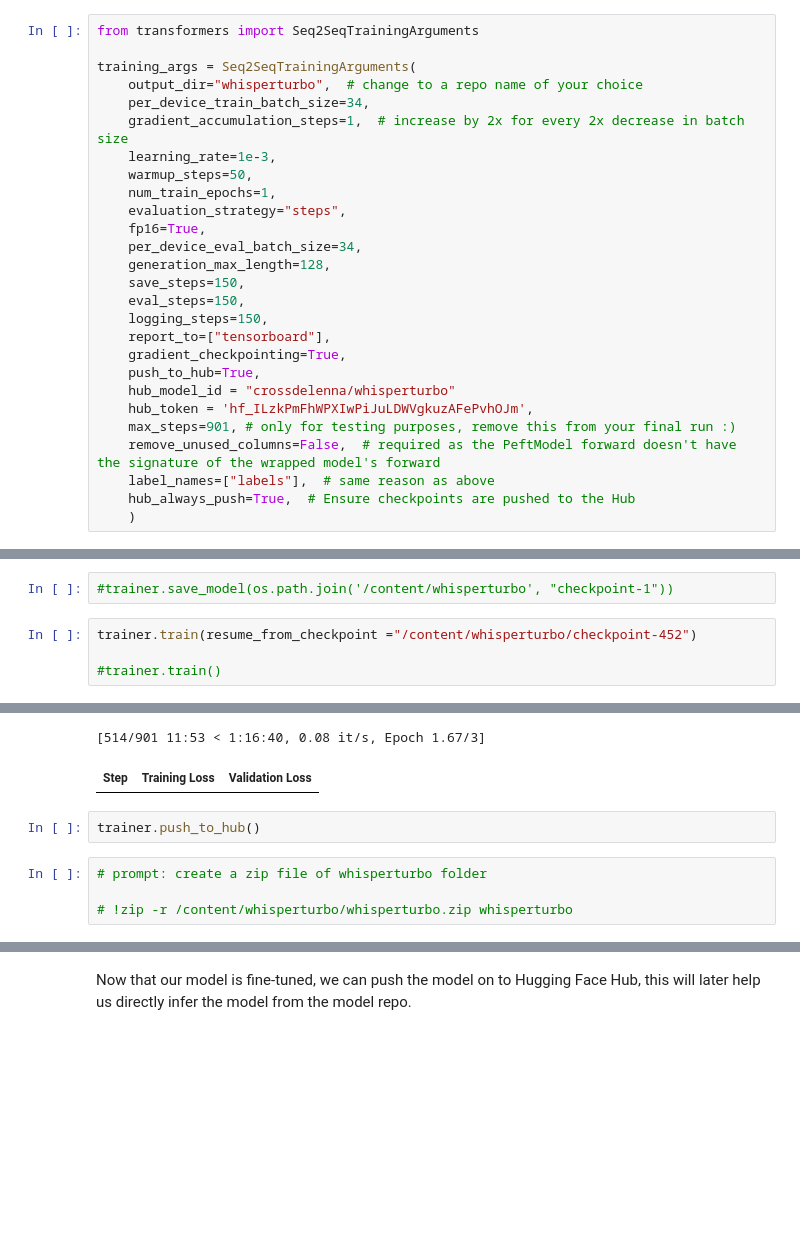
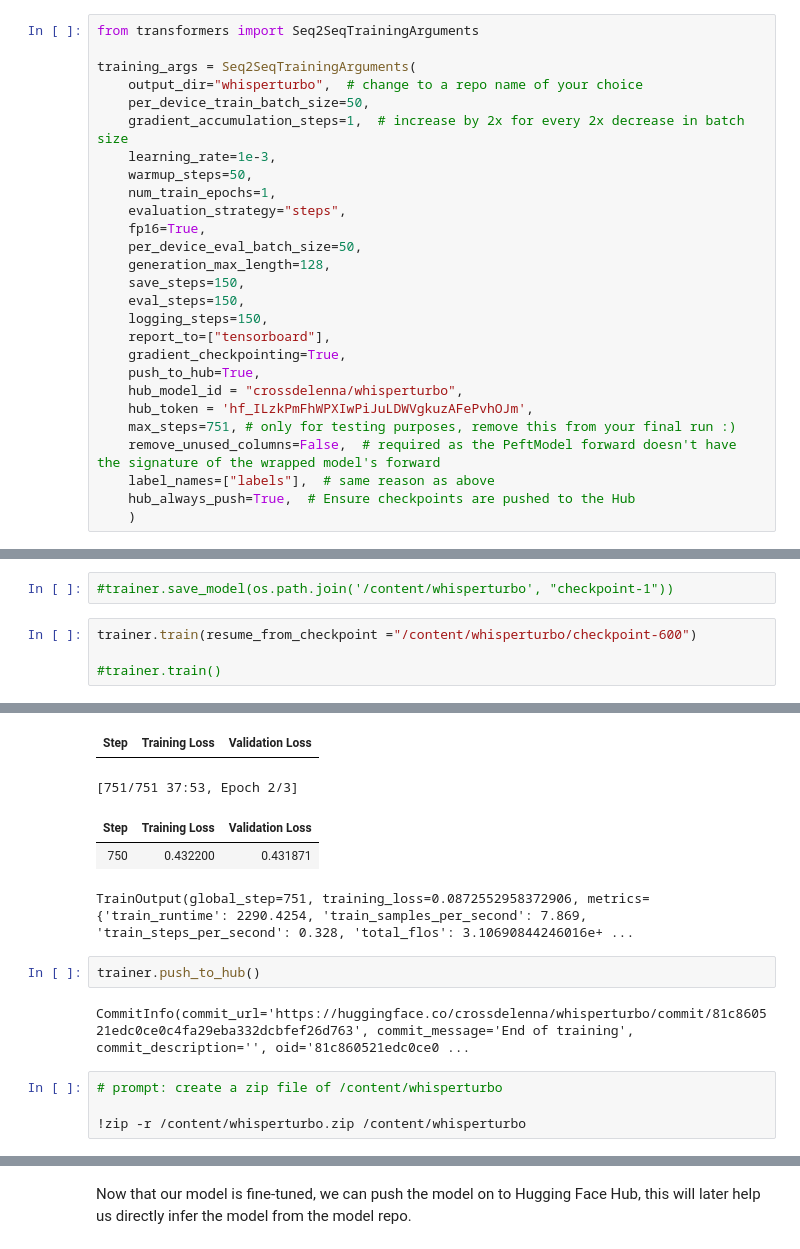
Before and after one commit to beinghorizontal/wav2vec2, a Jupyter notebook: whisper_turbo_peft.ipynb, the cells around one changed output, grey strips where cells are left out. Drawn from its saved outputs; the diff is of its cells as text; blank space fills up the shorter version.

```diff
--- a/whisper_turbo_peft.ipynb
+++ b/whisper_turbo_peft.ipynb
@@ -313,14 +315,14 @@ from transformers import Seq2SeqTrainingArguments
 
 training_args = Seq2SeqTrainingArguments(
     output_dir="whisperturbo",  # change to a repo name of your choice
-    per_device_train_batch_size=34,
+    per_device_train_batch_size=50,
     gradient_accumulation_steps=1,  # increase by 2x for every 2x decrease in batch size
     learning_rate=1e-3,
     warmup_steps=50,
     num_train_epochs=1,
     evaluation_strategy="steps",
     fp16=True,
-    per_device_eval_batch_size=34,
+    per_device_eval_batch_size=50,
     generation_max_length=128,
     save_steps=150,
     eval_steps=150,
@@ -328,9 +330,9 @@ training_args = Seq2SeqTrainingArguments(
     report_to=["tensorboard"],
     gradient_checkpointing=True,
     push_to_hub=True,
-    hub_model_id = "crossdelenna/whisperturbo"
+    hub_model_id = "crossdelenna/whisperturbo",
     hub_token = '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',
-    max_steps=901, # only for testing purposes, remove this from your final run :)
+    max_steps=751, # only for testing purposes, remove this from your final run :)
     remove_unused_columns=False,  # required as the PeftModel forward doesn't have the signature of the wrapped model's forward
     label_names=["labels"],  # same reason as above
     hub_always_push=True,  # Ensure checkpoints are pushed to the Hub
@@ -383,7 +385,7 @@ max_steps is given, it will override any value given in num_train_epochs
 # %%
 #trainer.save_model(os.path.join('/content/whisperturbo', "checkpoint-1"))
 # %%
-trainer.train(resume_from_checkpoint ="/content/whisperturbo/checkpoint-452")
+trainer.train(resume_from_checkpoint ="/content/whisperturbo/checkpoint-600")
 
 #trainer.train()
 # %% [output]
@@ -392,11 +393,16 @@ Warning: The following arguments do not match the ones in the `trainer_state.jso
+| Step | Training Loss | Validation Loss |
-[514/901 11:53 < 1:16:40, 0.08 it/s, Epoch 1.67/3]
+[751/751 37:53, Epoch 2/3]
-| Step | Training Loss | Validation Loss |
+| Step | Training Loss | Validation Loss |
+| 750 | 0.432200 | 0.431871 |
+TrainOutput(global_step=751, training_loss=0.0872552958372906, metrics={'train_runtime': 2290.4254, 'train_samples_per_second': 7.869, 'train_steps_per_second': 0.328, 'total_flos': 3.10690844246016e+ ...
 # %%
 trainer.push_to_hub()
+# %% [output]
+CommitInfo(commit_url='https://huggingface.co/crossdelenna/whisperturbo/commit/81c860521edc0ce0c4fa29eba332dcbfef26d763', commit_message='End of training', commit_description='', oid='81c860521edc0ce0 ...
 # %%
-# prompt: create a zip file of whisperturbo folder
+# prompt: create a zip file of /content/whisperturbo
 
-# !zip -r /content/whisperturbo/whisperturbo.zip whisperturbo
+!zip -r /content/whisperturbo.zip /content/whisperturbo
 # %%
 # import locale
 # locale.getpreferredencoding = lambda: "UTF-8"
```
Also changed, not shown: parts of 3 cells of this notebook.
